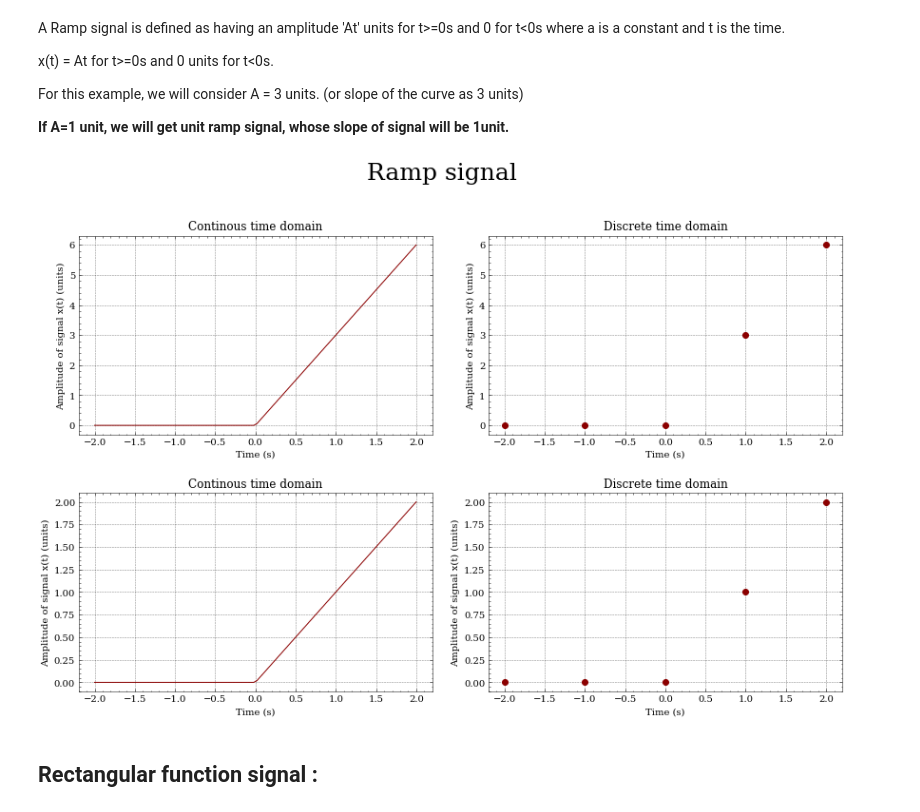
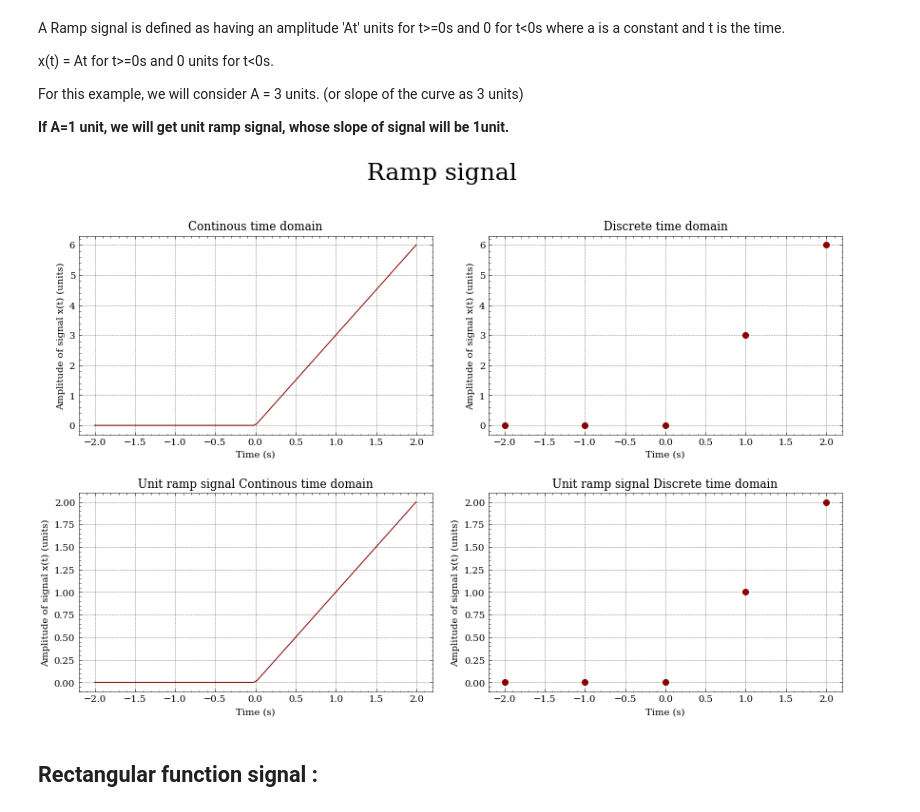
Before and after one commit to hariharan-tech/signals_n_systems_in_python, a Jupyter notebook: 01_basic_signals/basic_signals.ipynb, the cells around one changed output. Saved outputs shown, nothing was run; the diff lists cells and outputs as text; code cells hidden in the pictures.

```diff
--- a/01_basic_signals/basic_signals.ipynb
+++ b/01_basic_signals/basic_signals.ipynb
@@ -132,36 +134,36 @@ axs.plot(t,amp,color='darkred')
 
 axs = axes[0][1]
 t = np.linspace(-2,2,5)
 amp = a*rdtd()*t
 axs.set_xlabel("Time (s)")
 axs.set_ylabel("Amplitude of signal x(t) (units)")
 axs.set_title("Discrete time domain")
 axs.scatter(t,amp,color='darkred')
 
 
 axs = axes[1][0]
 t = np.linspace(-2,2,100)
 amp = rctd()*t
 axs.set_xlabel("Time (s)")
 axs.set_ylabel("Amplitude of signal x(t) (units)")
-axs.set_title("Continous time domain")
+axs.set_title("Unit ramp signal Continous time domain")
 axs.plot(t,amp,color='darkred')
 
 axs = axes[1][1]
 t = np.linspace(-2,2,5)
 amp = rdtd()*t
 axs.set_xlabel("Time (s)")
 axs.set_ylabel("Amplitude of signal x(t) (units)")
-axs.set_title("Discrete time domain")
+axs.set_title("Unit ramp signal Discrete time domain")
 axs.scatter(t,amp,color='darkred')
 
 
 fig.suptitle('Ramp signal', y=1.03, fontsize=25)
 fig.tight_layout(h_pad=2, w_pad=2)
 fig.savefig('images/ramp_func.png',dpi=200,bbox_inches='tight')
 plt.show()
 # %% [output]
-[figure, old version]
+[figure, new version]
 # %% [markdown]
 ## Rectangular function signal :
 # %% [markdown]
```
Also changed, not shown: parts of 2 cells of this notebook.
